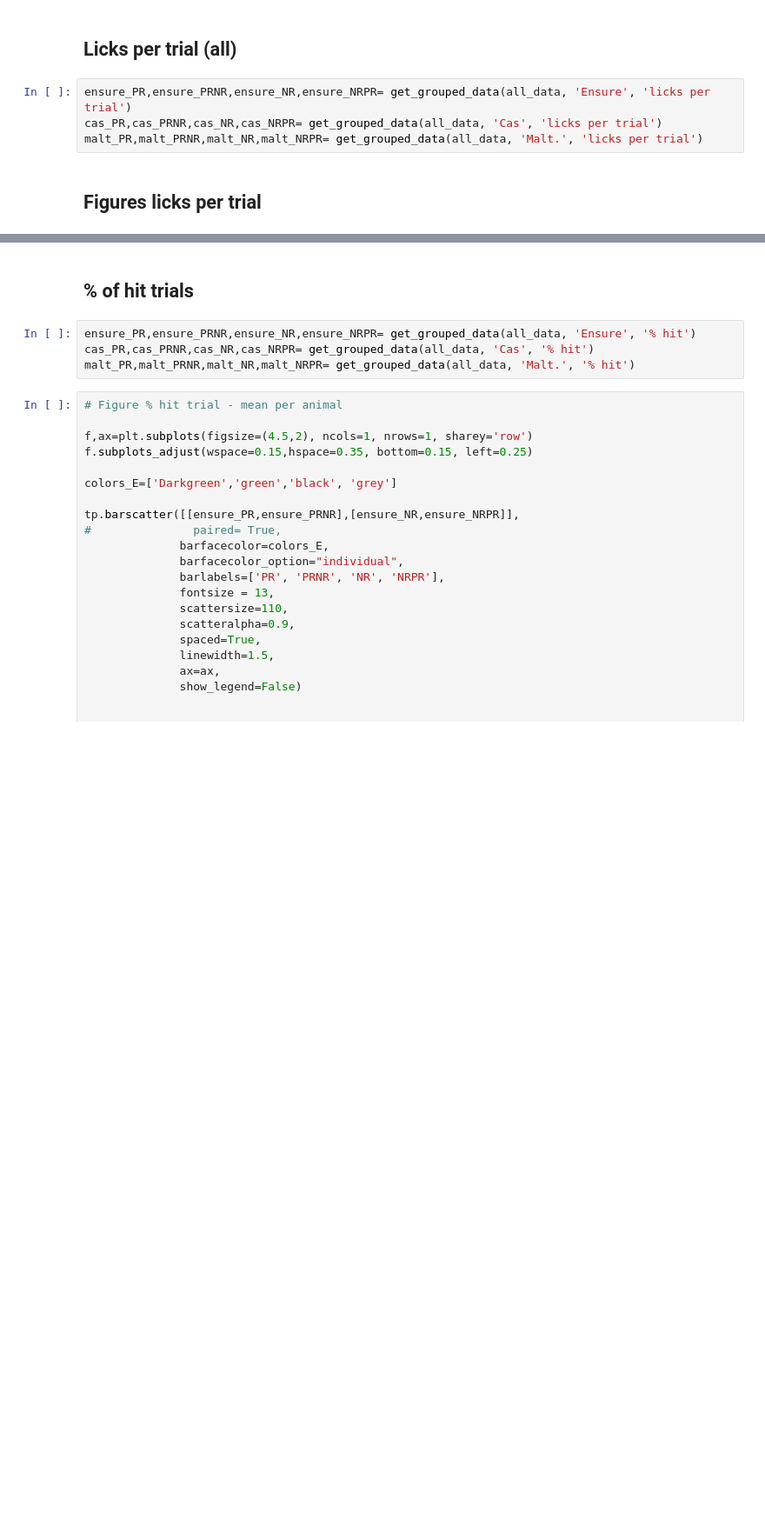
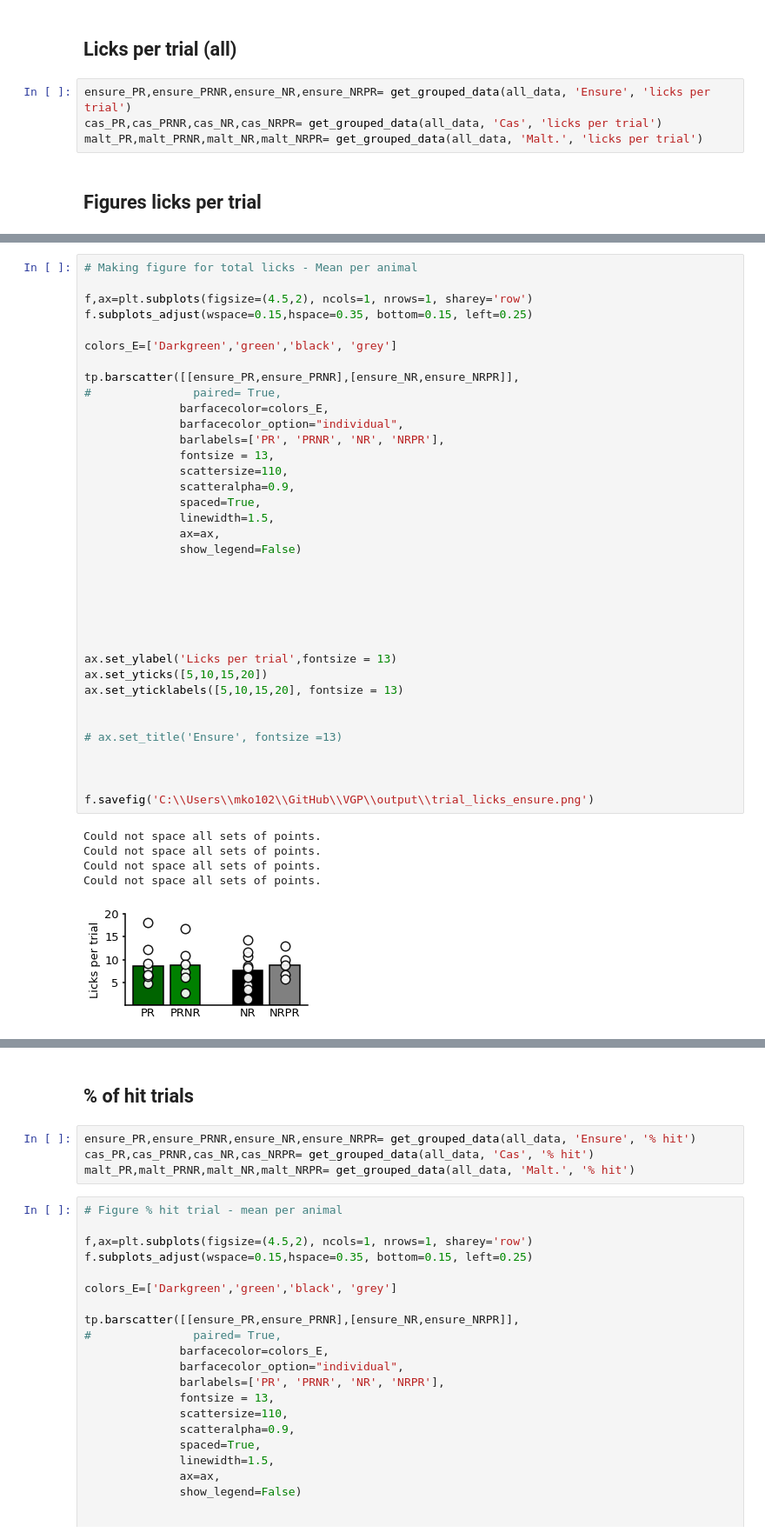
Before and after one commit to jetsetmette/VGP, a Jupyter notebook: notebooks/Behavior_2P.ipynb, the cells around one changed output, grey strips where cells are left out. Shown at 87% size. Drawn from its saved outputs; the diff is of its cells as text; blank space fills up the shorter version.

```diff
--- a/notebooks/Behavior_2P.ipynb
+++ b/notebooks/Behavior_2P.ipynb
@@ -921,0 +1019,42 @@ ax[2].set_title('Maltodextrin', fontsize =15)
+# %%
+# Making figure for total licks - Mean per animal
+
+f,ax=plt.subplots(figsize=(4.5,2), ncols=1, nrows=1, sharey='row')
+f.subplots_adjust(wspace=0.15,hspace=0.35, bottom=0.15, left=0.25)
+
+colors_E=['Darkgreen','green','black', 'grey']
+
+tp.barscatter([[ensure_PR,ensure_PRNR],[ensure_NR,ensure_NRPR]],
+#               paired= True,
+              barfacecolor=colors_E,
+              barfacecolor_option="individual",
+              barlabels=['PR', 'PRNR', 'NR', 'NRPR'],
+              fontsize = 13,
+              scattersize=110,
+              scatteralpha=0.9,
+              spaced=True,
+              linewidth=1.5,
+              ax=ax,
+              show_legend=False)
+
+
+
+
+
+
+ax.set_ylabel('Licks per trial',fontsize = 13)
+ax.set_yticks([5,10,15,20])
+ax.set_yticklabels([5,10,15,20], fontsize = 13)
+
+
+# ax.set_title('Ensure', fontsize =13)
+
+
+
+f.savefig('C:\\Users\\mko102\\GitHub\\VGP\\output\\trial_licks_ensure.png')
+# %% [output]
+Could not space all sets of points.
+Could not space all sets of points.
+Could not space all sets of points.
+Could not space all sets of points.
+[figure, added]
```
Also changed, not shown: parts of 29 cells of this notebook.
